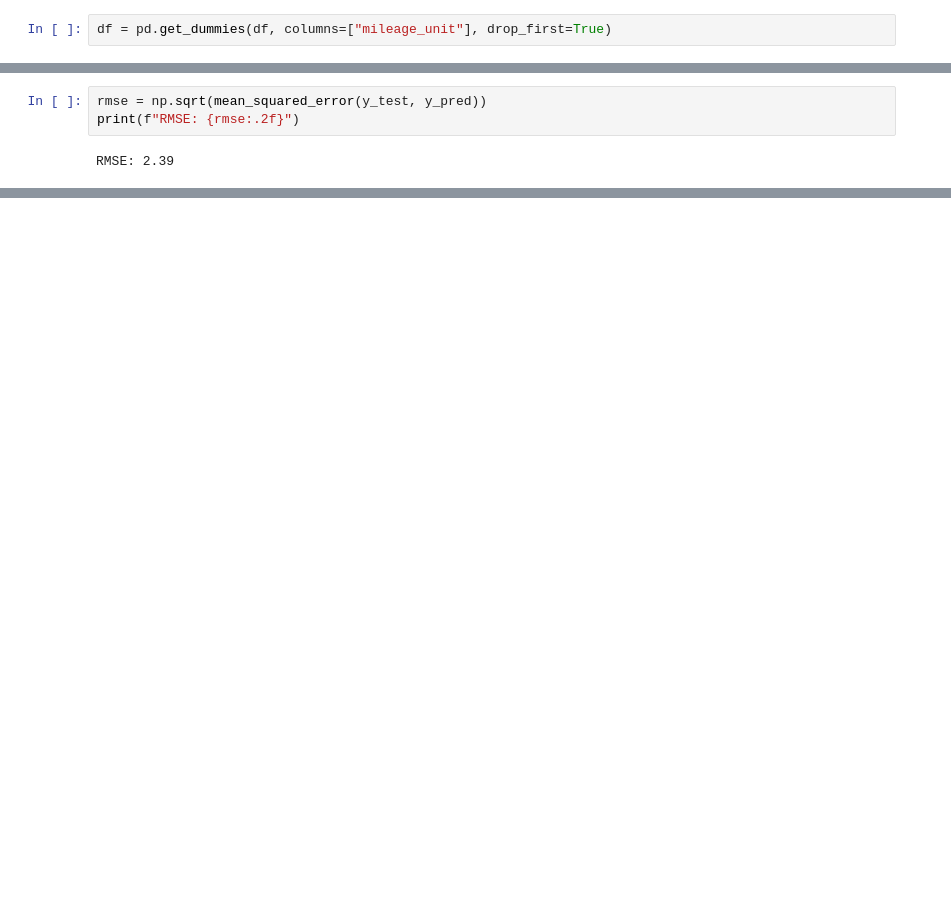
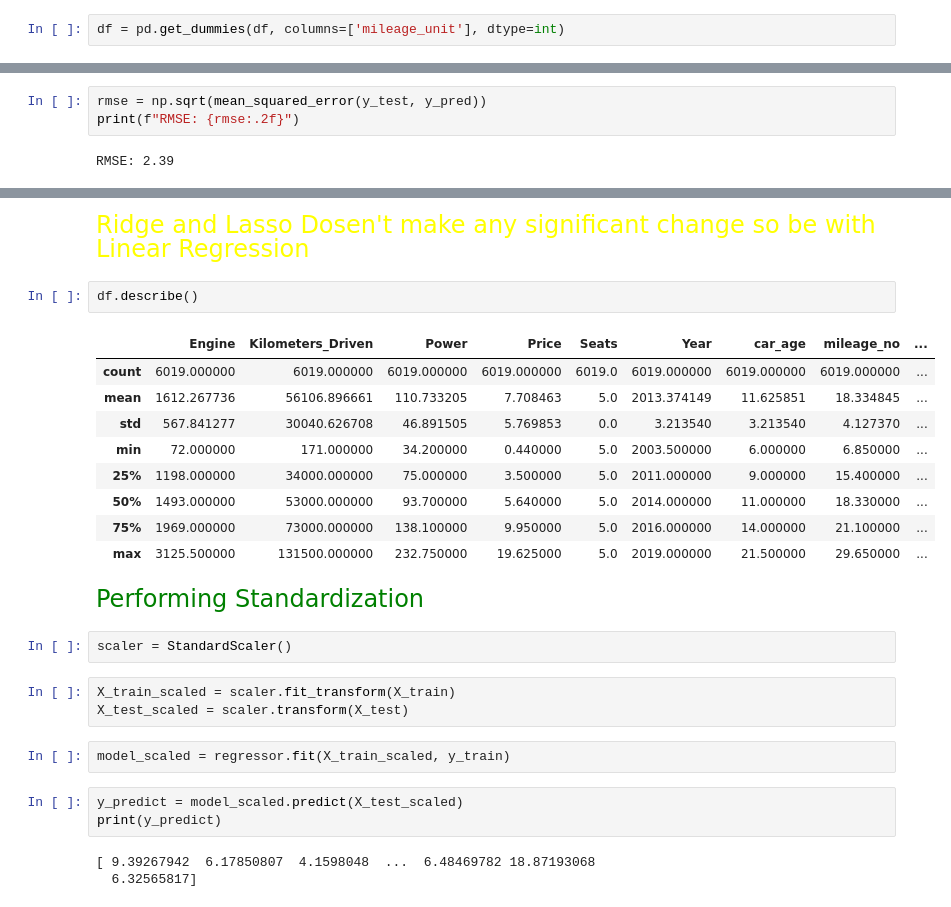
Before and after one commit to ashutosh-bhagat/Car-Resale-Price, a Jupyter notebook: app.ipynb, the cells around one changed output, grey strips where cells are left out. Cells and saved outputs as stored; diff of their text form; blank space fills up the shorter version.

```diff
--- a/app.ipynb
+++ b/app.ipynb
@@ -1256,5 +1260,5 @@ df.car_model.nunique()
 df.car_spec.nunique()
 # %% [output]
 1738
-# %%
-df = pd.get_dummies(df, columns=["mileage_unit"], drop_first=True)
+# %%
+df = pd.get_dummies(df, columns=['mileage_unit'], dtype=int)
@@ -1285,0 +1358,29 @@ RMSE: 2.39
+# %% [markdown]
+<span style="display:block; font-size:1.5rem; color:yellow;">Ridge and Lasso Dosen't make any significant change so be with Linear Regression<span>
+# %%
+df.describe()
+# %% [output]
+|  | Engine | Kilometers_Driven | Power | Price | Seats | Year | car_age | mileage_no | ... |
+| count | 6019.000000 | 6019.000000 | 6019.000000 | 6019.000000 | 6019.0 | 6019.000000 | 6019.000000 | 6019.000000 | ... |
+| mean | 1612.267736 | 56106.896661 | 110.733205 | 7.708463 | 5.0 | 2013.374149 | 11.625851 | 18.334845 | ... |
+| std | 567.841277 | 30040.626708 | 46.891505 | 5.769853 | 0.0 | 3.213540 | 3.213540 | 4.127370 | ... |
+| min | 72.000000 | 171.000000 | 34.200000 | 0.440000 | 5.0 | 2003.500000 | 6.000000 | 6.850000 | ... |
+| 25% | 1198.000000 | 34000.000000 | 75.000000 | 3.500000 | 5.0 | 2011.000000 | 9.000000 | 15.400000 | ... |
+| 50% | 1493.000000 | 53000.000000 | 93.700000 | 5.640000 | 5.0 | 2014.000000 | 11.000000 | 18.330000 | ... |
+| 75% | 1969.000000 | 73000.000000 | 138.100000 | 9.950000 | 5.0 | 2016.000000 | 14.000000 | 21.100000 | ... |
+| max | 3125.500000 | 131500.000000 | 232.750000 | 19.625000 | 5.0 | 2019.000000 | 21.500000 | 29.650000 | ... |
+# %% [markdown]
+<span style="display:block; font-size:1.5rem; color:green;">Performing Standardization<span>
+# %%
+scaler = StandardScaler()
+# %%
+X_train_scaled = scaler.fit_transform(X_train)
+X_test_scaled = scaler.transform(X_test)
+# %%
+model_scaled = regressor.fit(X_train_scaled, y_train)
+# %%
+y_predict = model_scaled.predict(X_test_scaled)
+print(y_predict)
+# %% [output]
+[ 9.39267942  6.17850807  4.1598048  ...  6.48469782 18.87193068
+  6.32565817]
```
Also changed, not shown: parts of 45 cells of this notebook.
